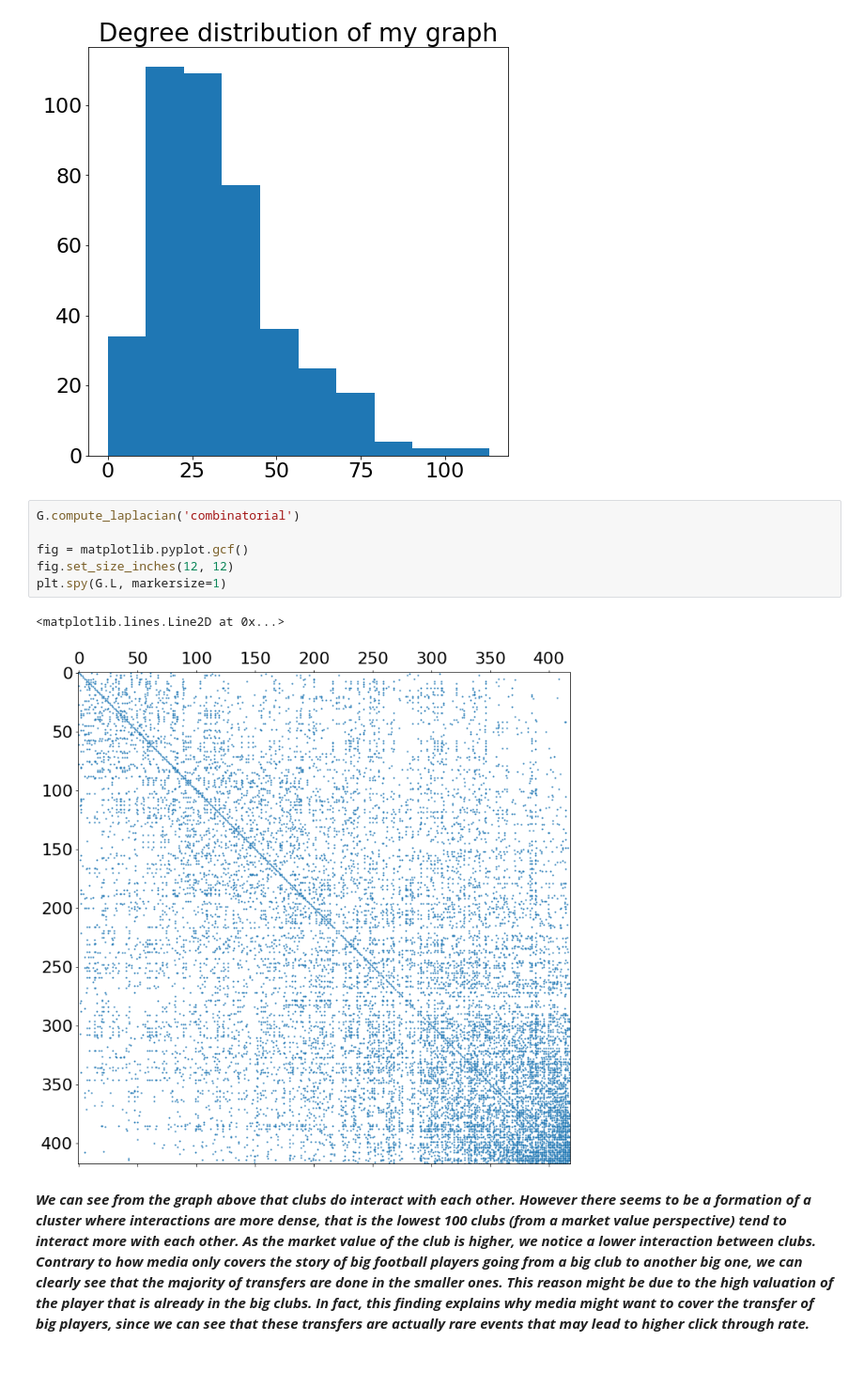
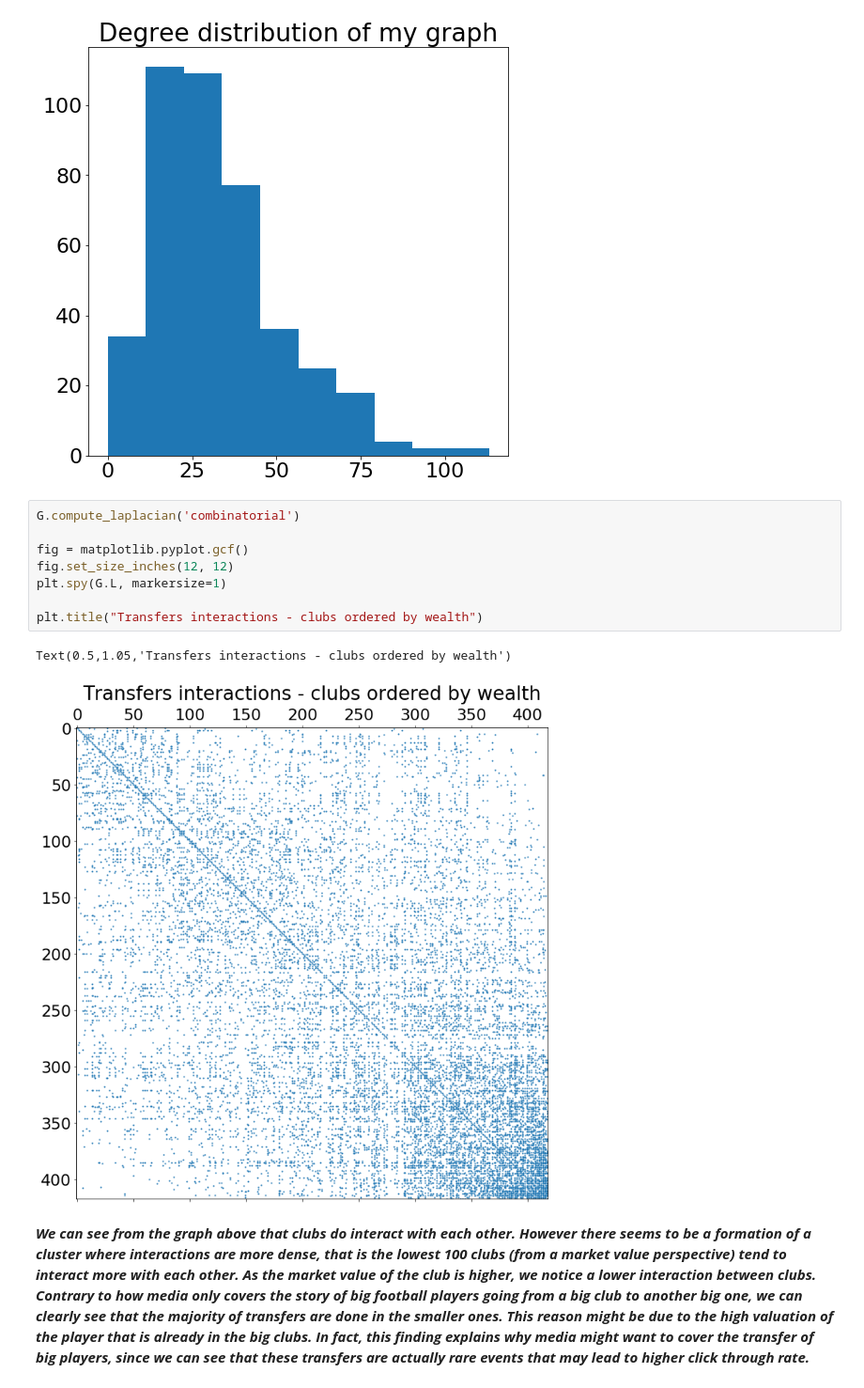
Before and after one commit to nathanquinteiro/ntds_football_transfer, a Jupyter notebook: Main.ipynb, the cells around one changed output. Shown at 94% size. Saved outputs shown, nothing was run; the diff lists cells and outputs as text.

```diff
--- a/Main.ipynb
+++ b/Main.ipynb
@@ -406,12 +407,14 @@ plt.title('Degree distribution of my graph');
 # %%
 G.compute_laplacian('combinatorial')
 
 fig = matplotlib.pyplot.gcf()
 fig.set_size_inches(12, 12)
 plt.spy(G.L, markersize=1)
+
+plt.title("Transfers interactions - clubs ordered by wealth")
 # %% [output]
-<matplotlib.lines.Line2D at 0x...>
+Text(0.5,1.05,'Transfers interactions - clubs ordered by wealth')
-[figure, old version]
+[figure, new version]
 # %% [markdown]
 ***We can see from the graph above that clubs do interact with each other. However there seems to be a formation of a cluster where interactions are more dense, that is the lowest 100 clubs (from a market value perspective) tend to interact more with each other. As the market value of the club is higher, we notice a lower interaction between clubs. Contrary to how media only covers the story of big football players going from a big club to another big one, we can clearly see that the majority of transfers are done in the smaller ones. This reason might be due to the high valuation of the player that is already in the big clubs. In fact, this finding explains why media might want to cover the transfer of big players, since we can see that these transfers are actually rare events that may lead to higher click through rate.***
 # %%
```
Also changed, not shown: parts of 10 cells of this notebook, 9 other files.
